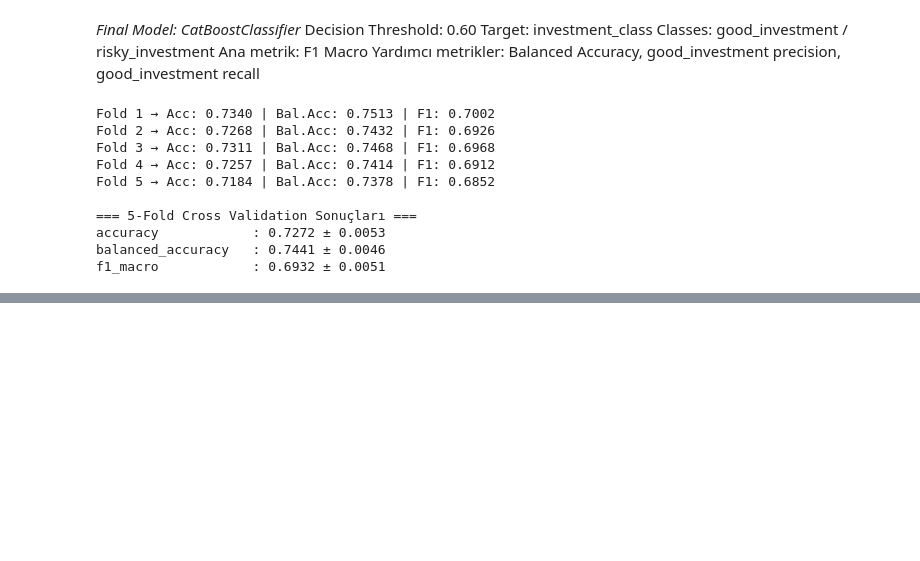
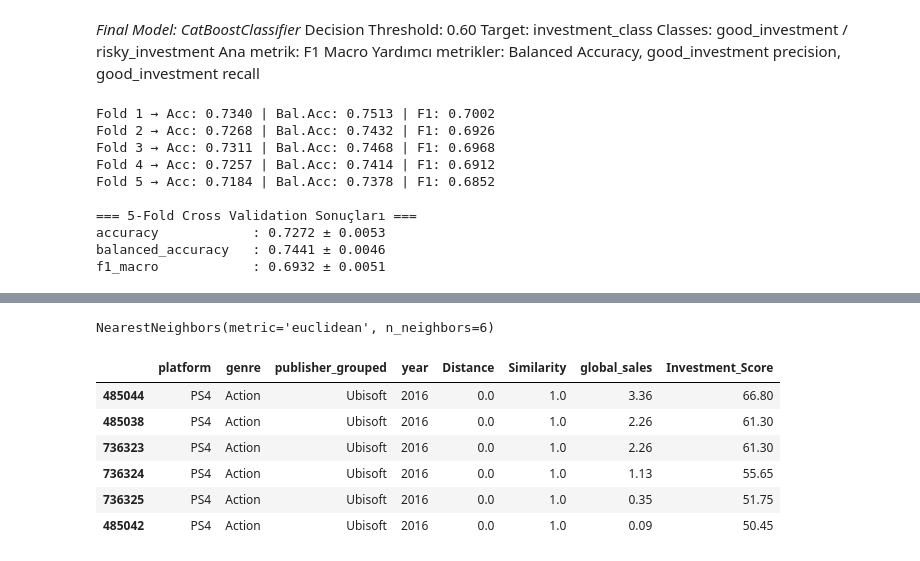
Before and after one commit to mevhibekok/GameVestAI, a Jupyter notebook: notebooks/eda.ipynb, the cells around one changed output, grey strips where cells are left out. Drawn from its saved outputs; the diff is of its cells as text; code cells hidden in the pictures; blank space fills up the shorter version.

```diff
--- a/notebooks/eda.ipynb
+++ b/notebooks/eda.ipynb
@@ -1712,0 +2023,4 @@ f1_macro            : 0.6932 ± 0.0051
+# %%
+recommendations = recommend_df.iloc[indices[0]].copy()
+
+recommendations = recommendations.iloc[1:]  # 🔥 ilk satırı at
@@ -1712,0 +2068,64 @@ f1_macro            : 0.6932 ± 0.0051
+# %%
+from sklearn.preprocessing import OneHotEncoder, MinMaxScaler
+from sklearn.compose import ColumnTransformer
+from sklearn.neighbors import NearestNeighbors
+
+rec_features = ['platform', 'genre', 'publisher_grouped', 'year']
+
+X_rec = recommend_df[rec_features].copy()
+
+categorical_cols = ['platform', 'genre', 'publisher_grouped']
+numeric_cols = ['year']
+
+preprocessor = ColumnTransformer([
+    ('cat', OneHotEncoder(handle_unknown='ignore'), categorical_cols),
+    ('num', MinMaxScaler(), numeric_cols)
+])
+
+X_processed = preprocessor.fit_transform(X_rec)
+
+nn_model = NearestNeighbors(
+    n_neighbors=6,
+    metric='euclidean'
+)
+
+nn_model.fit(X_processed)
+# %% [output]
+NearestNeighbors(metric='euclidean', n_neighbors=6)
+# %%
+def recommend_games(platform, genre, publisher, year):
+
+    input_df = pd.DataFrame([{
+        'platform': platform,
+        'genre': genre,
+        'publisher_grouped': publisher,
+        'year': year
+    }])
+
+    input_processed = preprocessor.transform(input_df)
+
+    distances, indices = nn_model.kneighbors(input_processed)
+
+    recommendations = recommend_df.iloc[indices[0]].copy()
+
+    recommendations['Distance'] = distances[0]
+    recommendations['Similarity'] = 1 / (1 + recommendations['Distance'])
+
+    recommendations['Investment_Score'] = (
+        recommendations['Similarity'] * 50 +
+        np.clip(recommendations['global_sales'], 0, 10) * 5
+    )
+
+    return recommendations.sort_values(by='Investment_Score', ascending=False)
+# %%
+recs = recommend_games('PS4', 'Action', 'Ubisoft', 2016)
+
+recs[['platform','genre','publisher_grouped','year','Distance','Similarity','global_sales','Investment_Score']]
+# %% [output]
+|  | platform | genre | publisher_grouped | year | Distance | Similarity | global_sales | Investment_Score |
+| 485044 | PS4 | Action | Ubisoft | 2016 | 0.0 | 1.0 | 3.36 | 66.80 |
+| 485038 | PS4 | Action | Ubisoft | 2016 | 0.0 | 1.0 | 2.26 | 61.30 |
+| 736323 | PS4 | Action | Ubisoft | 2016 | 0.0 | 1.0 | 2.26 | 61.30 |
+| 736324 | PS4 | Action | Ubisoft | 2016 | 0.0 | 1.0 | 1.13 | 55.65 |
+| 736325 | PS4 | Action | Ubisoft | 2016 | 0.0 | 1.0 | 0.35 | 51.75 |
+| 485042 | PS4 | Action | Ubisoft | 2016 | 0.0 | 1.0 | 0.09 | 50.45 |
```
Also changed, not shown: parts of 36 cells of this notebook.
